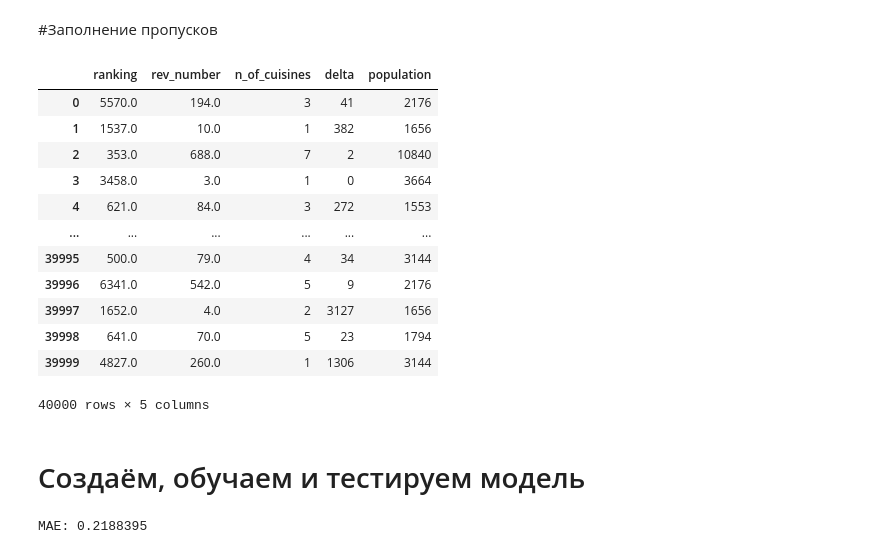
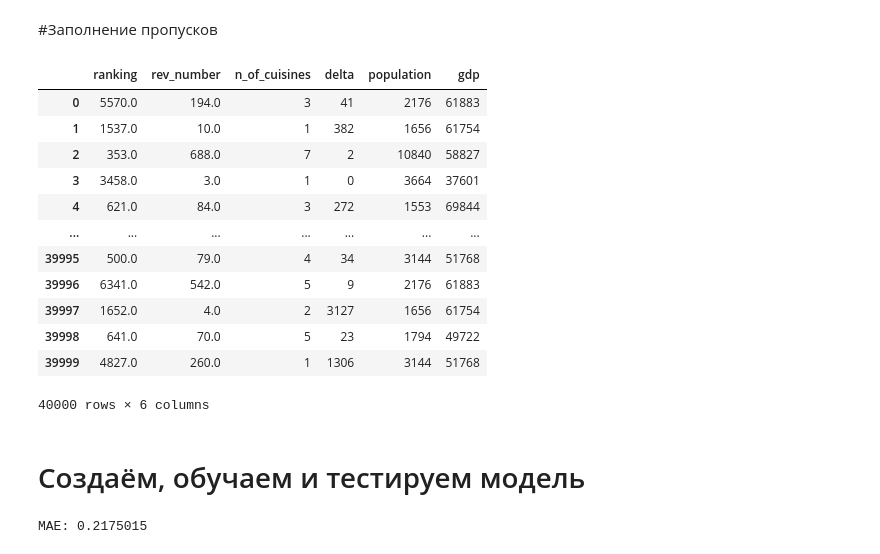
Before and after one commit to akitim/SkillFactory_projects, a Jupyter notebook: Проект_3_О_вкусной_и_здоровой_пище.ipynb, the cells around one changed output. Saved outputs shown, nothing was run; the diff lists cells and outputs as text; code cells hidden in the pictures.

```diff
--- a/Проект_3_О_вкусной_и_здоровой_пище.ipynb
+++ b/Проект_3_О_вкусной_и_здоровой_пище.ipynb
@@ -22,6 +22,9 @@ rest.head(5)
 # %%
 import pandas as pd
 import numpy as np
+
+RANDOM_SEED = 36
+
 # rest.loc[0:100, 'reviews'].to_list()
 path = 'https://raw.githubusercontent.com/akitim/datasets/main/main_task_new.csv'
 rest = pd.read_csv(path)
@@ -108,24 +111,44 @@ rest.loc[:, 'delta'] =\
 rest.loc[:, 'reviews'].apply(lambda s: last_rev_date_delta(rev_dates(s))) #.sort_values(ascending=False)
 # rest['delta'].dt.days.astype(int).hist(log=True, bins=50);
 
-#считаем кол-во кухонь в меню ресторана
+#считаем кол-во кухонь в меню ресторана, добавляем соотв. столбец
 rest.loc[:, 'n_of_cuisines'] = rest.loc[:, 'cuisine'].apply(lambda x: len(x) if x != [] else 1)
 # rest.loc[:, 'n_of_cuisines'].hist(log=True, bins=50);
 
+# добавляем столбец с населением города, в кот. находится ресторан
 # rest.loc[:, 'city'].unique()
-population = {'Paris': 2176, 'Stockholm': 1656, 'London': 10840, 'Berlin': 3664, 'Munich': 1553, 'Oporto': 232,
-       'Milan': 3144, 'Bratislava': 433, 'Vienna': 1911, 'Rome': 2860, 'Barcelona':1620, 'Madrid': 3223,
-       'Dublin':555, 'Brussels': 1209, 'Zurich':415, 'Warsaw':1794, 'Budapest': 1752, 'Copenhagen': 799,
-       'Amsterdam': 873, 'Lyon': 516, 'Hamburg': 1899, 'Lisbon': 507, 'Prague': 1324, 'Oslo': 697,
-       'Helsinki': 658, 'Edinburgh':488, 'Geneva': 202, 'Ljubljana': 296, 'Athens': 664,
-       'Luxembourg': 125, 'Krakow': 781}
+population = {'Paris': 2176, 'Stockholm': 1656, 'London': 10840, 'Berlin': 3664,
+       'Munich': 1553, 'Oporto': 232, 'Milan': 3144, 'Bratislava': 433,
+       'Vienna': 1911, 'Rome': 2860, 'Barcelona':1620, 'Madrid': 3223,
+       'Dublin':555, 'Brussels': 1209, 'Zurich':415, 'Warsaw':1794,
+       'Budapest': 1752, 'Copenhagen': 799, 'Amsterdam': 873, 'Lyon': 516,
+       'Hamburg': 1899, 'Lisbon': 507, 'Prague': 1324, 'Oslo': 697,
+       'Helsinki': 658, 'Edinburgh':488, 'Geneva': 202, 'Ljubljana': 296,
+       'Athens': 664, 'Luxembourg': 125, 'Krakow': 781}
 rest.loc[:, 'population'] = rest.loc[:, 'city'].apply(lambda city: population[city])
+
+# добавляем столбец с подушевым ВВП по ППС города, в кот. нах. ресторан
+gdp = {
+    'Paris': 61883, 'Stockholm': 61754, 'London': 58827, 'Berlin': 37601,
+    'Munich': 69844, 'Oporto': 24819, 'Milan': 51768, 'Bratislava': 67841,
+    'Vienna': 46787, 'Rome': 41475, 'Barcelona': 45752, 'Madrid': 43074,
+    'Dublin':30000, 'Brussels': 54634, 'Zurich': 64302, 'Warsaw': 49722,
+    'Budapest': 37399, 'Copenhagen': 54197, 'Amsterdam': 60857, 'Lyon': 46913,
+    'Hamburg': 52947, 'Lisbon': 34782, 'Prague': 48160, 'Oslo': 64673,
+    'Helsinki': 49760, 'Edinburgh': 44059, 'Geneva': 62115, 'Ljubljana': 39763,
+    'Athens': 32167, 'Luxembourg': 88312, 'Krakow': 29695
+}
+rest.loc[:, 'gdp'] = rest.loc[:, 'city'].apply(lambda city: gdp[city])
+
 
 # Какие признаки возьмем в модель?
 # ==================================
-# - кол-во дней между двумя последними отзывами +
-# - кол-во кухонь, представленных в ресторане +
-# - население города, в котором расположен ресторан +
+# ranking
+# rev_number
+# delta - кол-во дней между двумя последними отзывами +
+# n_of_cuisines - кол-во кухонь, представленных в ресторане +
+# population - население города, в котором расположен ресторан +
+# gdp - подушевой ВВП по ППС города (USD)
 # %% [output]
 Есть пропуски в столбцах:
  cuisine price_range rev_number
@@ -233,22 +252,22 @@ rest.loc[:, 'rev_number'].\
     fillna(rest.loc[:, 'city'].\
            apply(lambda c: mean_NoR_by_city[c]), inplace=True)
 # %%
-rest_m = rest.loc[:, ['ranking', 'rev_number', 'n_of_cuisines', 'delta', 'population']]
+rest_m = rest.loc[:, ['ranking', 'rev_number', 'n_of_cuisines', 'delta', 'population', 'gdp']]
 rest_m
 # %% [output]
-|  | ranking | rev_number | n_of_cuisines | delta | population |
-| 0 | 5570.0 | 194.0 | 3 | 41 | 2176 |
-| 1 | 1537.0 | 10.0 | 1 | 382 | 1656 |
-| 2 | 353.0 | 688.0 | 7 | 2 | 10840 |
-| 3 | 3458.0 | 3.0 | 1 | 0 | 3664 |
-| 4 | 621.0 | 84.0 | 3 | 272 | 1553 |
-| ... | ... | ... | ... | ... | ... |
-| 39995 | 500.0 | 79.0 | 4 | 34 | 3144 |
-| 39996 | 6341.0 | 542.0 | 5 | 9 | 2176 |
-| 39997 | 1652.0 | 4.0 | 2 | 3127 | 1656 |
-| 39998 | 641.0 | 70.0 | 5 | 23 | 1794 |
-| 39999 | 4827.0 | 260.0 | 1 | 1306 | 3144 |
+|  | ranking | rev_number | n_of_cuisines | delta | population | gdp |
+| 0 | 5570.0 | 194.0 | 3 | 41 | 2176 | 61883 |
+| 1 | 1537.0 | 10.0 | 1 | 382 | 1656 | 61754 |
+| 2 | 353.0 | 688.0 | 7 | 2 | 10840 | 58827 |
+| 3 | 3458.0 | 3.0 | 1 | 0 | 3664 | 37601 |
+| 4 | 621.0 | 84.0 | 3 | 272 | 1553 | 69844 |
+| ... | ... | ... | ... | ... | ... | ... |
+| 39995 | 500.0 | 79.0 | 4 | 34 | 3144 | 51768 |
+| 39996 | 6341.0 | 542.0 | 5 | 9 | 2176 | 61883 |
+| 39997 | 1652.0 | 4.0 | 2 | 3127 | 1656 | 61754 |
+| 39998 | 641.0 | 70.0 | 5 | 23 | 1794 | 49722 |
+| 39999 | 4827.0 | 260.0 | 1 | 1306 | 3144 | 51768 |
-40000 rows × 5 columns
+40000 rows × 6 columns
 # %% [markdown]
 # Создаём, обучаем и тестируем модель
 # %%
@@ -283,4 +302,4 @@ y_pred = regr.predict(X_test)
     # Метрика называется Mean Absolute Error (MAE) и показывает среднее отклонение предсказанных значений от фактических.
 print('MAE:', metrics.mean_absolute_error(y_test, y_pred))
 # %% [output]
-MAE: 0.2188395
+MAE: 0.2175015
```
Also changed, not shown: parts of 3 cells of this notebook.
